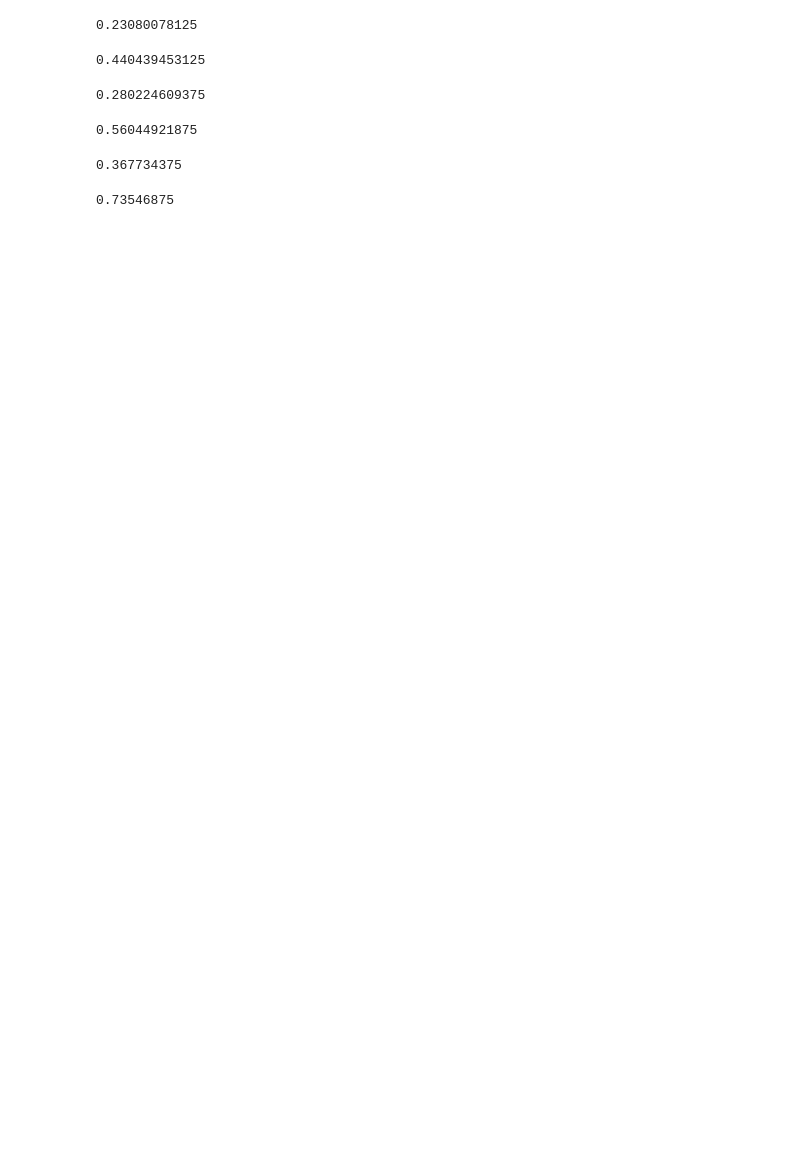
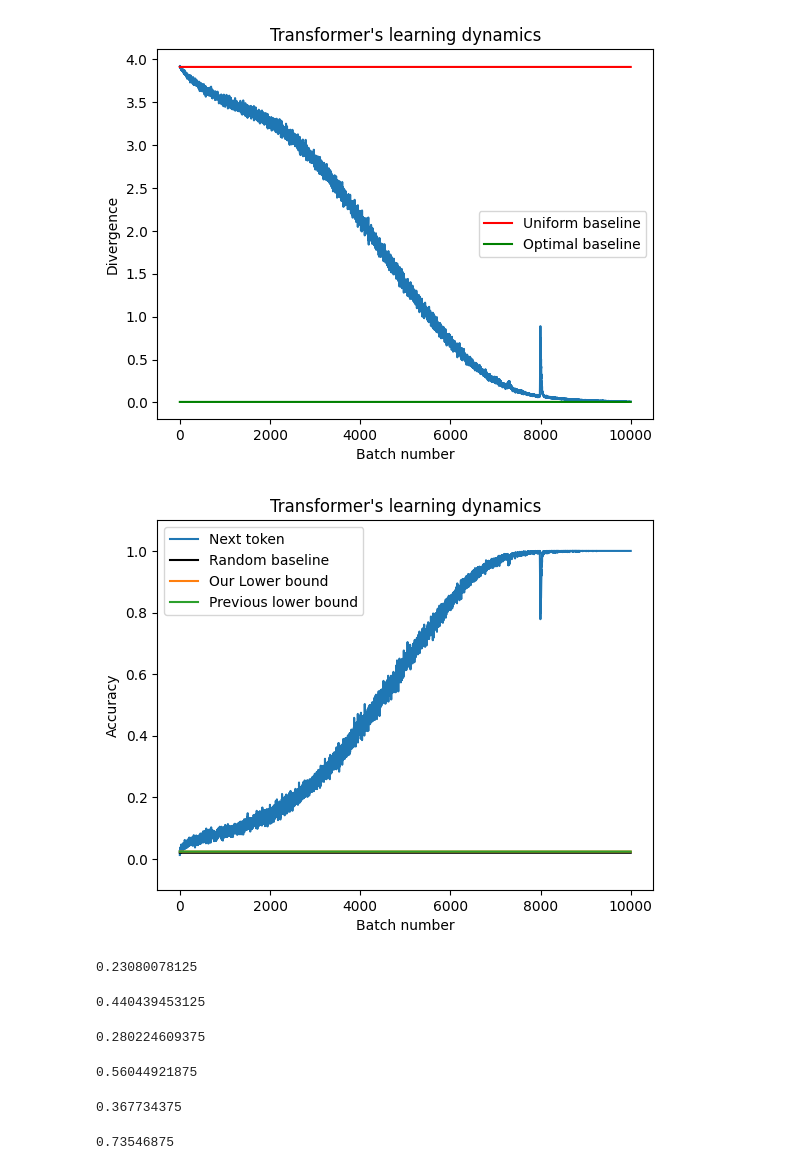
Before and after one commit to leodana2000/Transformer_Attentional_Memory, a Jupyter notebook: experiments.ipynb, the cells around one changed output. Saved outputs shown, nothing was run; the diff lists cells and outputs as text; code cells hidden in the pictures; blank space fills up the shorter version.

```diff
--- a/experiments.ipynb
+++ b/experiments.ipynb
@@ -13,11 +13,11 @@ from tqdm import tqdm
 
 # Transformer parameters.
 N = 50
-d = 15
+d = 10
 nb_layers = 1
-width = 0
+width = 2000
 depth = 1
-para = 20
+para = 1
 d_head = 10
 nb_head = 1
 n_gram = 3
@@ -50,33 +50,36 @@ low_batch_size=2**10
 low_num_batch=1000
 low_lr=1e-3
 epochs=4
 
 # Lower bound: we compute the best Sequence encoder, the diverge of which sets the attainable lower bound.
 model_low = Low_rank(d, N, context_window, pi)
 Data = generate_data(low_batch_size, low_num_batch, pi, context_window)
 dict_low = train(model_low, Data, epochs, lr=low_lr)
 best_loss = sum(dict_low['Loss'][-101:-1])/100
 plt.plot([best_loss for _ in Dict['Loss']], label='Optimal baseline', color='green')
 
 plt.legend()
 plt.xlabel("Batch number")
 plt.ylabel("Divergence")
 plt.title("Transformer's learning dynamics")
 plt.show()
 
 # We plot the accuracy of the Transformer, the accuracy of the random predictor,
 # and the lower bound from are paper as well as the previous sota bound (in accuracy, not in worst-case).
 plt.plot(Dict['Acc'], label=f'Next token')
 plt.plot([1/N for _ in Dict['Acc']], color='black', label='Random baseline')
 plt.plot([1/N+(1-1/N)*para*d_head/(N**(n_gram-1)) for _ in Dict['Acc']], label='Our Lower bound')
 plt.plot([1/N+(1-1/N)*(para*(d_head-1)+1)/(N**(n_gram-1)) for _ in Dict['Acc']], label='Previous lower bound')
 
 plt.legend()
 plt.xlabel("Batch number")
 plt.ylabel("Accuracy")
 plt.ylim(top=1+0.1, bottom=0-0.1)
 plt.title("Transformer's learning dynamics")
 plt.show()
+# %% [output]
+[figure, added]
+[figure, added]
 # %%
 """Scaling laws for the Memorization Capacity of an AoT."""
 
```
Also changed, not shown: parts of 2 cells of this notebook, 19 other files.
